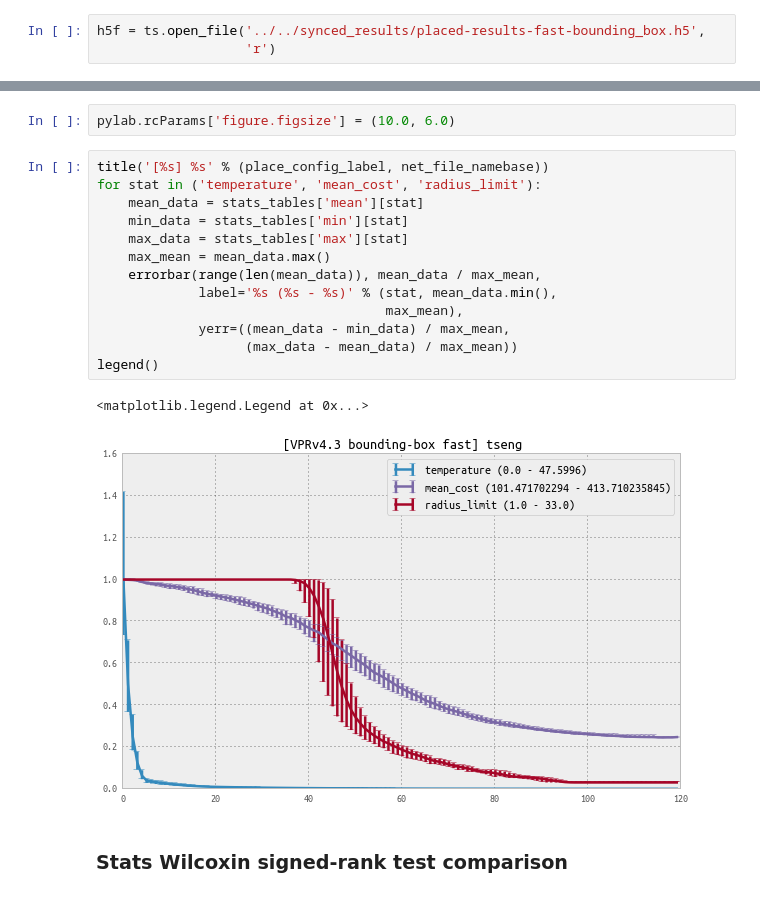
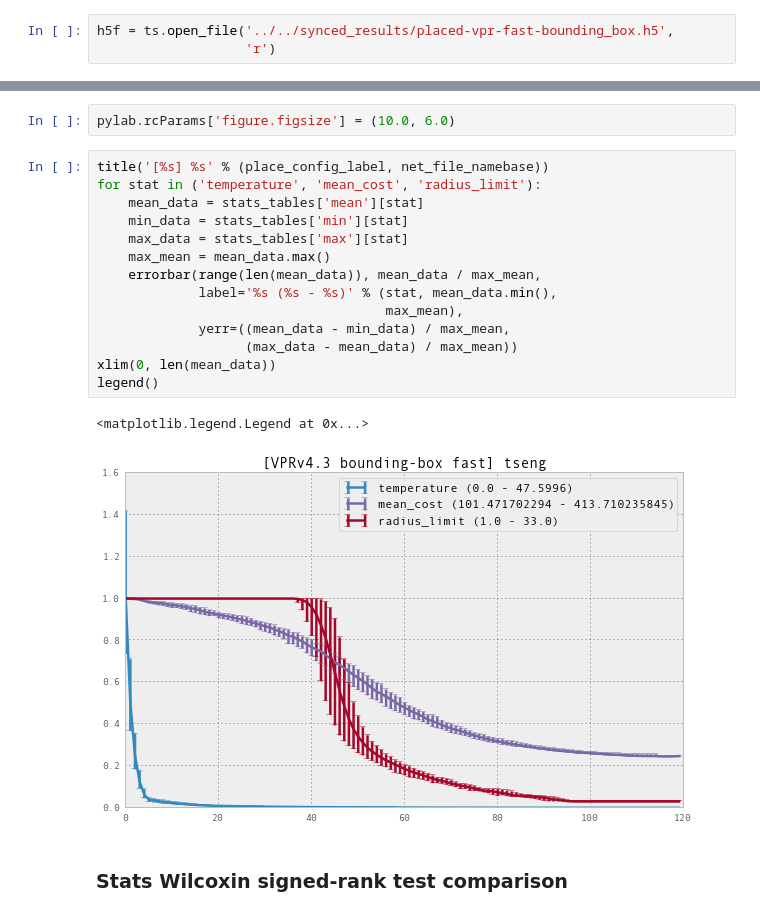
Before and after one commit to cfobel/cyvpr, a Jupyter notebook: notebooks/Place results.ipynb, the cells around one changed output, grey strips where cells are left out. Saved outputs shown, nothing was run; the diff lists cells and outputs as text.

```diff
--- a/notebooks/Place results.ipynb
+++ b/notebooks/Place results.ipynb
@@ -75,7 +75,7 @@ First, we open the HDF file using the [`PyTables`] [1] Python package.
 # %%
 import tables as ts
 # %%
-h5f = ts.open_file('../../synced_results/placed-results-fast-bounding_box.h5',
+h5f = ts.open_file('../../synced_results/placed-vpr-fast-bounding_box.h5',
                    'r')
 # %% [markdown]
 Now, let's look at the groups of routing results available, where each group
@@ -241,19 +246,20 @@ pylab.rcParams['figure.figsize'] = (10.0, 6.0)
 # %%
 title('[%s] %s' % (place_config_label, net_file_namebase))
 for stat in ('temperature', 'mean_cost', 'radius_limit'):
     mean_data = stats_tables['mean'][stat]
     min_data = stats_tables['min'][stat]
     max_data = stats_tables['max'][stat]
     max_mean = mean_data.max()
     errorbar(range(len(mean_data)), mean_data / max_mean,
              label='%s (%s - %s)' % (stat, mean_data.min(),
                                      max_mean),
              yerr=((mean_data - min_data) / max_mean,
                    (max_data - mean_data) / max_mean))
+xlim(0, len(mean_data))
 legend()
 # %% [output]
 <matplotlib.legend.Legend at 0x...>
-[figure, old version]
+[figure, new version]
 # %% [markdown]
 ### Stats Wilcoxin signed-rank test comparison
 # %% [markdown]
```
Also changed, not shown: parts of 2 cells of this notebook, 3 other files.
